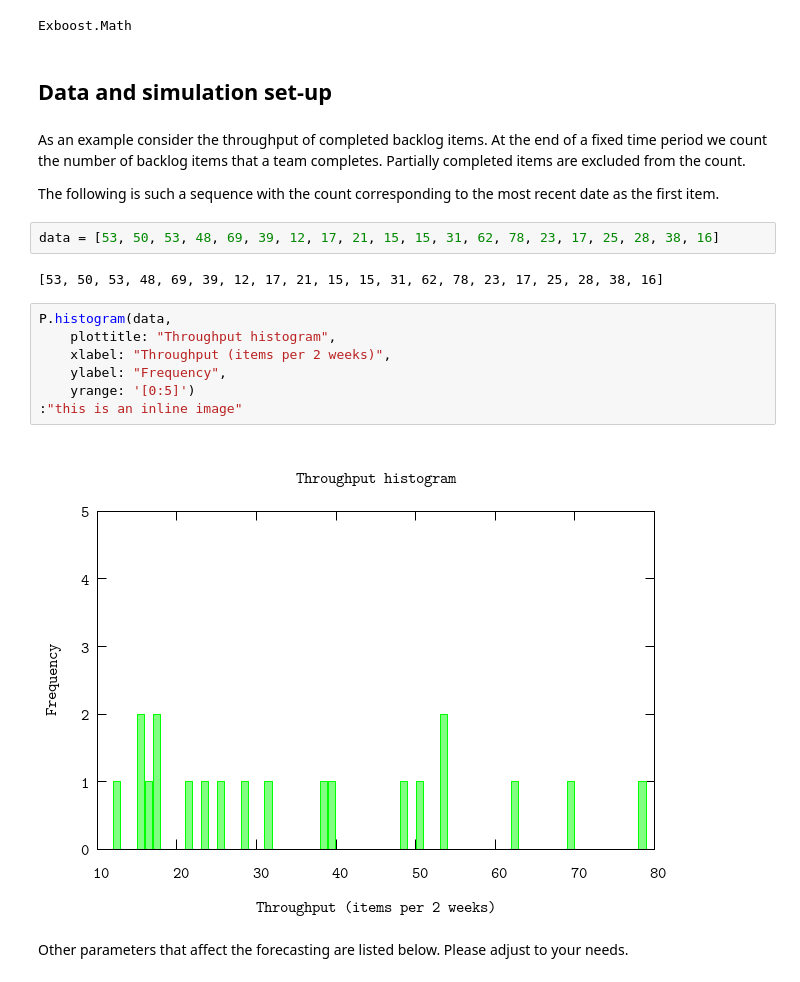
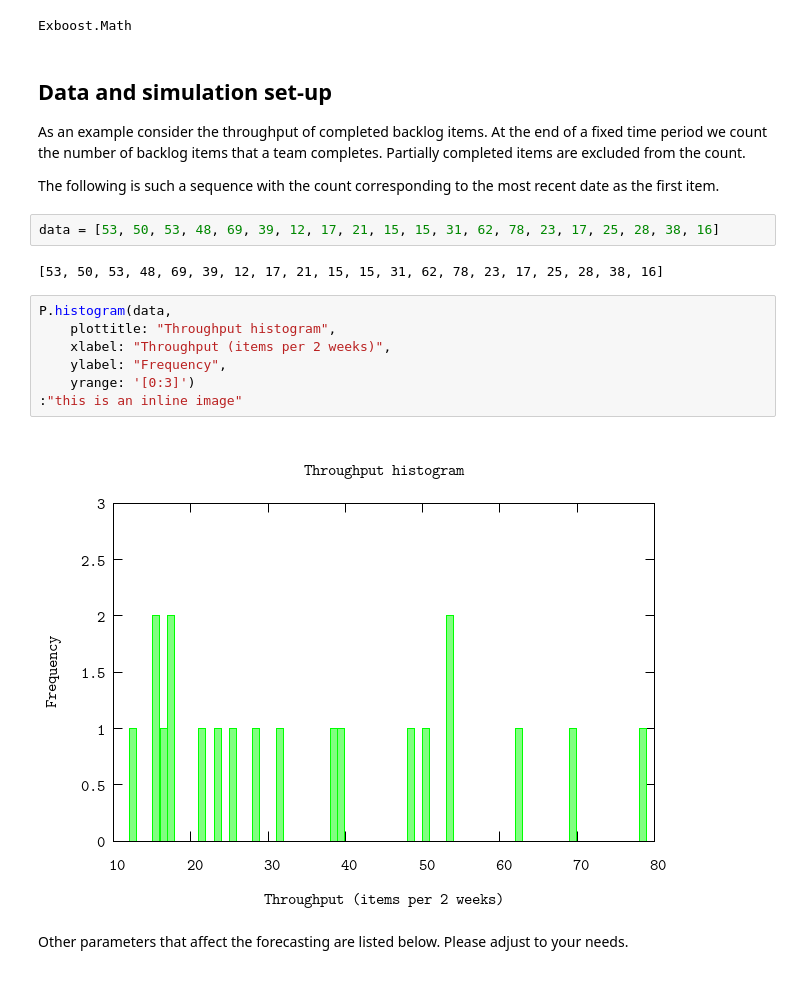
Before and after one commit to piisgaaf/chi2fit, a Jupyter notebook: notebooks/Forecasting-non-equilibrium.ipynb, the cells around one changed output. Cells and saved outputs as stored; diff of their text form.

```diff
--- a/notebooks/Forecasting-non-equilibrium.ipynb
+++ b/notebooks/Forecasting-non-equilibrium.ipynb
@@ -34,9 +34,9 @@ alias Gnuplot, as: G
 alias Exboost.Math
 # %% [output]
 Exboost.Math
-# %% [markdown]
-## Data and simulation set-up
 # %% [markdown]
+## Data and simulation set-up
+
 As an example consider the throughput of completed backlog items. At the end of a fixed time period we count the number of backlog items that a team completes. Partially completed items are excluded from the count.
 
 The following is such a sequence with the count corresponding to the most recent date as the first item.
@@ -47,12 +47,12 @@ data = [53, 50, 53, 48, 69, 39, 12, 17, 21, 15, 15, 31, 62, 78, 23, 17, 25, 28,
 # %%
 P.histogram(data,
     plottitle: "Throughput histogram",
     xlabel: "Throughput (items per 2 weeks)",
     ylabel: "Frequency",
-    yrange: '[0:5]')
+    yrange: '[0:3]')
 :"this is an inline image"
 # %% [output]
-[figure, old version]
+[figure, new version]
 # %% [markdown]
 Other parameters that affect the forecasting are listed below. Please adjust to your needs.
 # %%
```
Also changed, not shown: parts of 34 cells of this notebook, 1 other file.
